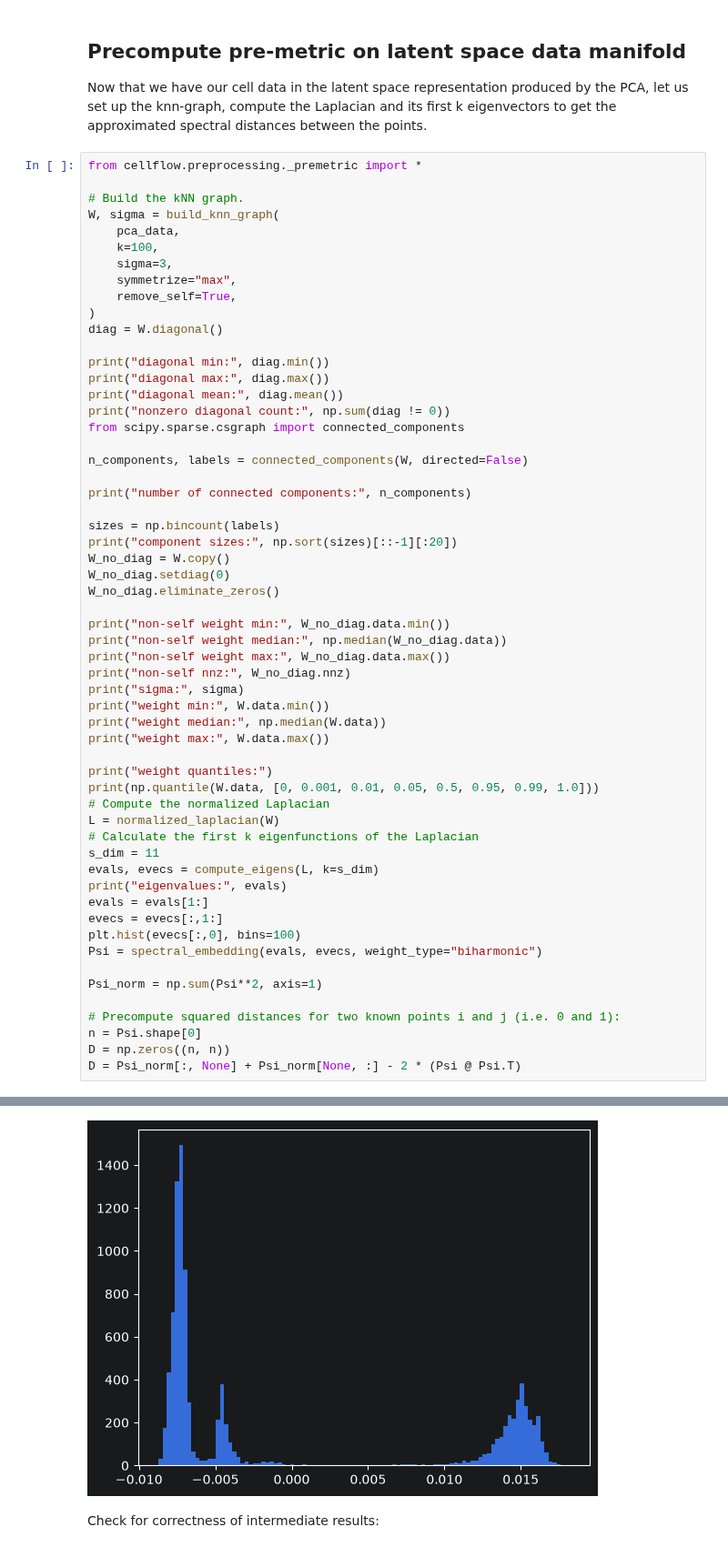
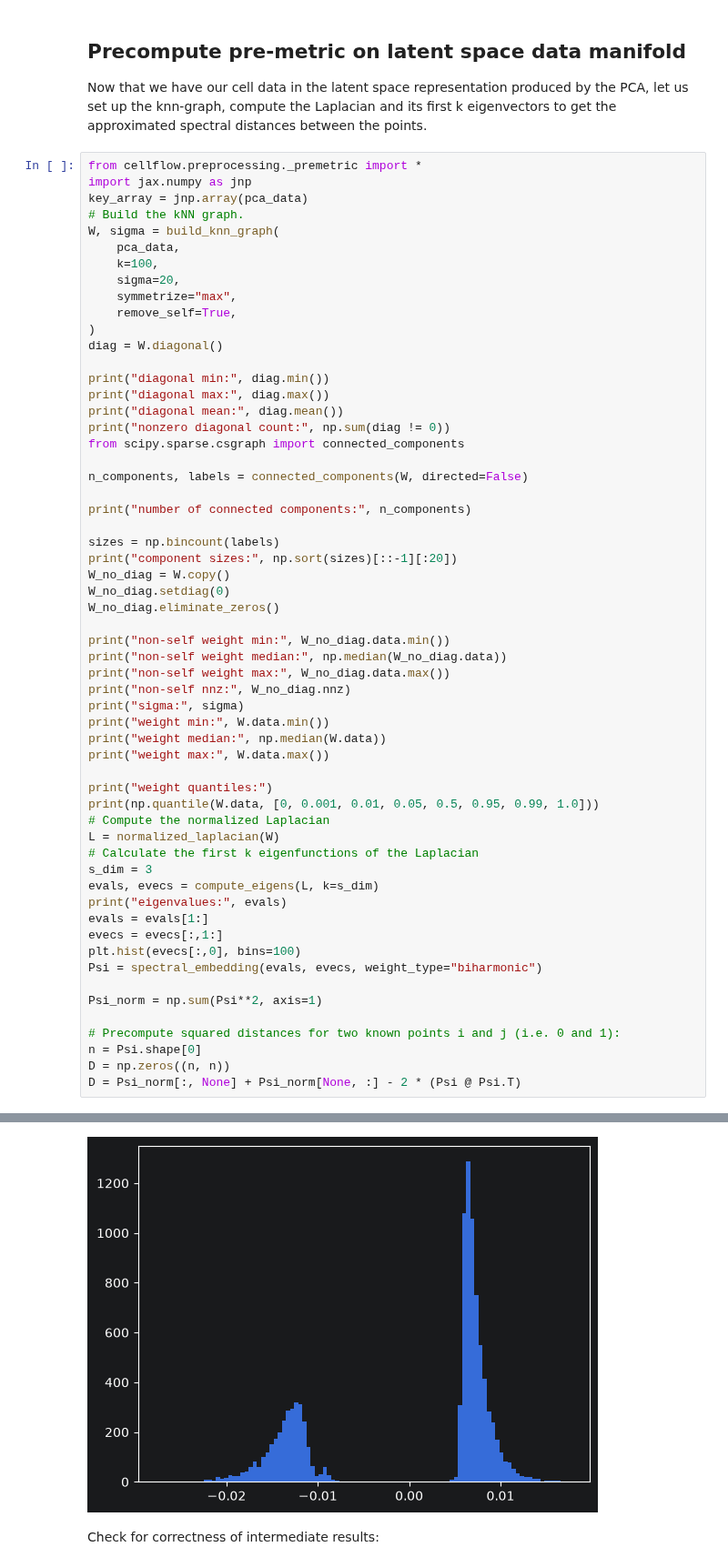
Before and after one commit to markuslaengst/CellFlow, a Jupyter notebook: docs/notebooks/riemannian_cell_flow.ipynb, the cells around one changed output, grey strips where cells are left out. Shown at 91% size. Cells and saved outputs as stored; diff of their text form.

```diff
--- a/docs/notebooks/riemannian_cell_flow.ipynb
+++ b/docs/notebooks/riemannian_cell_flow.ipynb
@@ -118,12 +117,13 @@ pca_data = cf.train_data.cell_data
 Now that we have our cell data in the latent space representation produced by the PCA, let us set up the knn-graph, compute the Laplacian and its first k eigenvectors to get the approximated spectral distances between the points.
 # %%
 from cellflow.preprocessing._premetric import *
-
+import jax.numpy as jnp
+key_array = jnp.array(pca_data)
 # Build the kNN graph.
 W, sigma = build_knn_graph(
     pca_data,
     k=100,
-    sigma=3,
+    sigma=20,
     symmetrize="max",
     remove_self=True,
 )
@@ -159,7 +159,7 @@ print(np.quantile(W.data, [0, 0.001, 0.01, 0.05, 0.5, 0.95, 0.99, 1.0]))
 # Compute the normalized Laplacian
 L = normalized_laplacian(W)
 # Calculate the first k eigenfunctions of the Laplacian
-s_dim = 11
+s_dim = 3
 evals, evecs = compute_eigens(L, k=s_dim)
 print("eigenvalues:", evals)
 evals = evals[1:]
@@ -197,4 +195,4 @@ eigenvalues: [3.81252026e-09 2.00735756e-04 6.00401128e-04 7.06878553e-03
-[figure, old version]
+[figure, new version]
 # %% [markdown]
 Check for correctness of intermediate results:
 # %%
```
Also changed, not shown: parts of 11 cells of this notebook, 2 other files.
